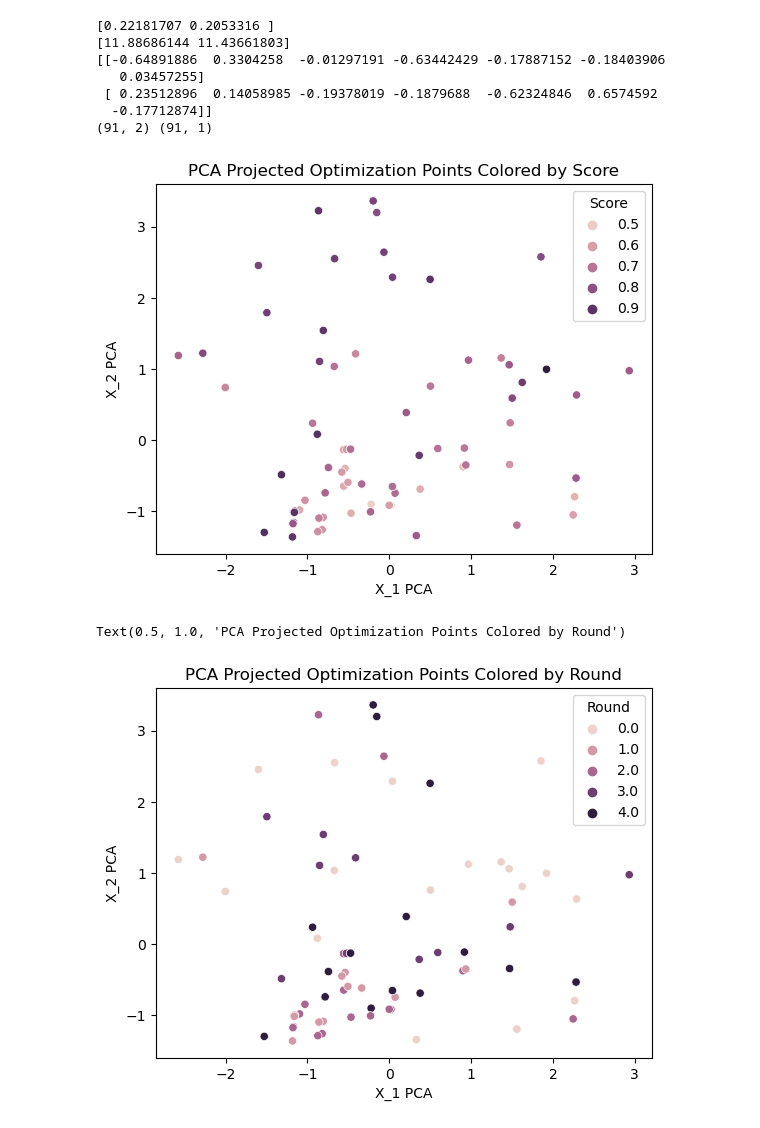
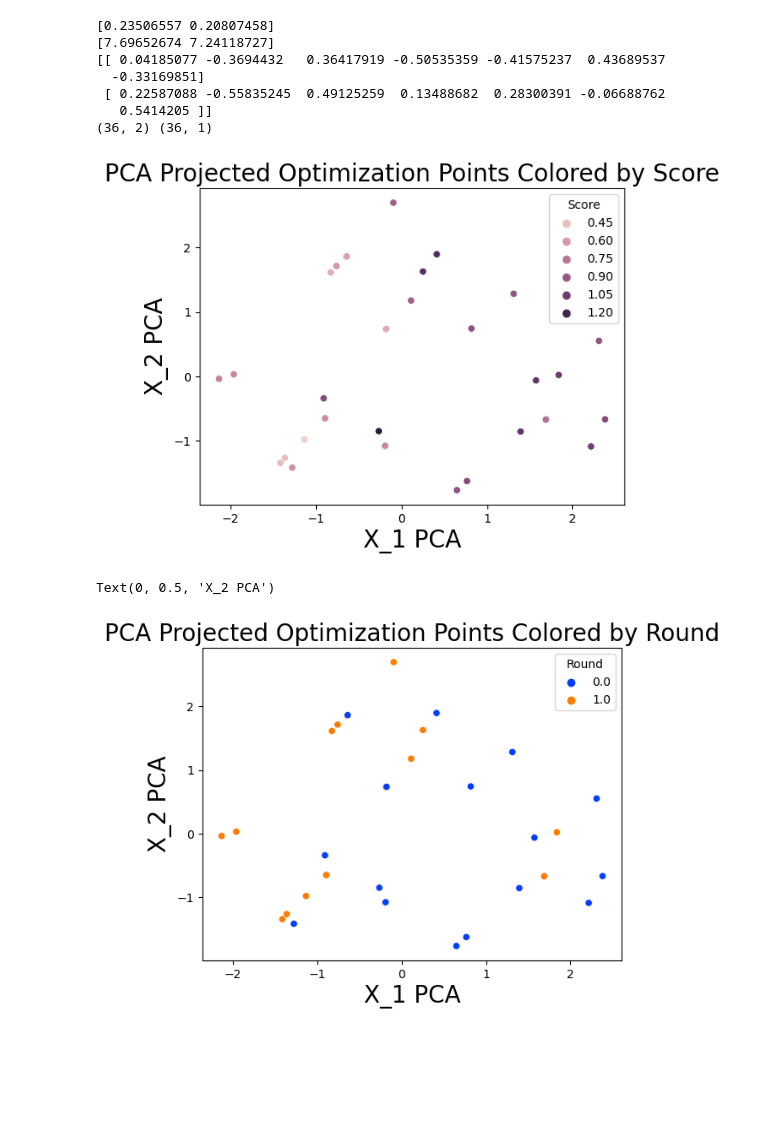
Before and after one commit to CMUSchwartzLab/StudyDesignOptimization, a Jupyter notebook: All Figures.ipynb, the cells around one changed output. Drawn from its saved outputs; the diff is of its cells as text; code cells hidden in the pictures; blank space fills up the shorter version.

```diff
--- a/All Figures.ipynb
+++ b/All Figures.ipynb
@@ -23,12 +23,12 @@ from smt.utils.design_space import (
 )
 from smt.sampling_methods import LHS
 
-dir_name = './0918fulltry'
-n_iter = 5
-final_round = 4
+dir_name = './091923fulltryvariablecost'
+n_iter = 2
+final_round = 1
 N= 500
 lowerbounds = [100,1,0,0,0,0, 1]
-upperbounds = [10000,50,0.1,1,1,1, 2]
+upperbounds = [10000,100,0.1,1,1,1, 2]
 # %%
 #OPTIMUM VALUE PLOT
 allX = []
@@ -261,42 +294,48 @@ plt.close()
 # %%
 from sklearn.preprocessing import normalize
 from sklearn.preprocessing import StandardScaler
 scaler = StandardScaler()
 pca = sklearn.decomposition.PCA(n_components = 2)
 #Xpca = allX[-1][:,:-1]
 Xpca = final_dataset.to_numpy()[:,:-2]
 Xpca = scaler.fit_transform(Xpca)
 pca.fit(Xpca)
 print(pca.explained_variance_ratio_)
 print(pca.singular_values_)
 print(pca.components_)
 newX = pca.fit_transform(Xpca)
 Y = final_dataset.to_numpy()[:,-2]
 Round = final_dataset.to_numpy()[:,-1]
 Round = np.reshape(Round,(Round.shape[0], 1))
 
 Y = np.reshape(Y,(Y.shape[0], 1))
 print(newX.shape, Y.shape)
 
 pca_data = np.hstack((newX, Y))
 pca_data = np.hstack((pca_data, Round))
 dataset = pd.DataFrame({'X_1 PCA': pca_data[:, 0], 'X_2 PCA': pca_data[:, 1], 'Score': pca_data[:,2], 'Round': pca_data[:,3]})
-sns.scatterplot(data = dataset, x = 'X_1 PCA', y = 'X_2 PCA', hue = 'Score').set_title("PCA Projected Optimization Points Colored by Score")
+a = sns.scatterplot(data = dataset, x = 'X_1 PCA', y = 'X_2 PCA', hue = 'Score')
+a.set_title("PCA Projected Optimization Points Colored by Score", fontsize=20)
+a.set_xlabel("X_1 PCA", fontsize = 20)
+a.set_ylabel("X_2 PCA", fontsize = 20)
 plt.show()
 plt.close()
 
-sns.scatterplot(data = dataset, x = 'X_1 PCA', y = 'X_2 PCA', hue = 'Round').set_title("PCA Projected Optimization Points Colored by Round")
+a = sns.scatterplot(data = dataset, x = 'X_1 PCA', y = 'X_2 PCA', hue = 'Round', palette = 'bright')
+a.set_title("PCA Projected Optimization Points Colored by Round", fontsize=20)
+a.set_xlabel("X_1 PCA", fontsize = 20)
+a.set_ylabel("X_2 PCA", fontsize = 20)
 # %% [output]
-[0.22181707 0.2053316 ]
-[11.88686144 11.43661803]
-[[-0.64891886  0.3304258  -0.01297191 -0.63442429 -0.17887152 -0.18403906
-   0.03457255]
- [ 0.23512896  0.14058985 -0.19378019 -0.1879688  -0.62324846  0.6574592
-  -0.17712874]]
-(91, 2) (91, 1)
+[0.23506557 0.20807458]
+[7.69652674 7.24118727]
+[[ 0.04185077 -0.3694432   0.36417919 -0.50535359 -0.41575237  0.43689537
+  -0.33169851]
+ [ 0.22587088 -0.55835245  0.49125259  0.13488682  0.28300391 -0.06688762
+   0.5414205 ]]
+(36, 2) (36, 1)
-[figure, old version]
+[figure, new version]
-Text(0.5, 1.0, 'PCA Projected Optimization Points Colored by Round')
+Text(0, 0.5, 'X_2 PCA')
-[figure, old version]
+[figure, new version]
 # %%
 from sklearn.manifold import TSNE
 from sklearn.preprocessing import normalize
```
Also changed, not shown: parts of 10 cells of this notebook.
